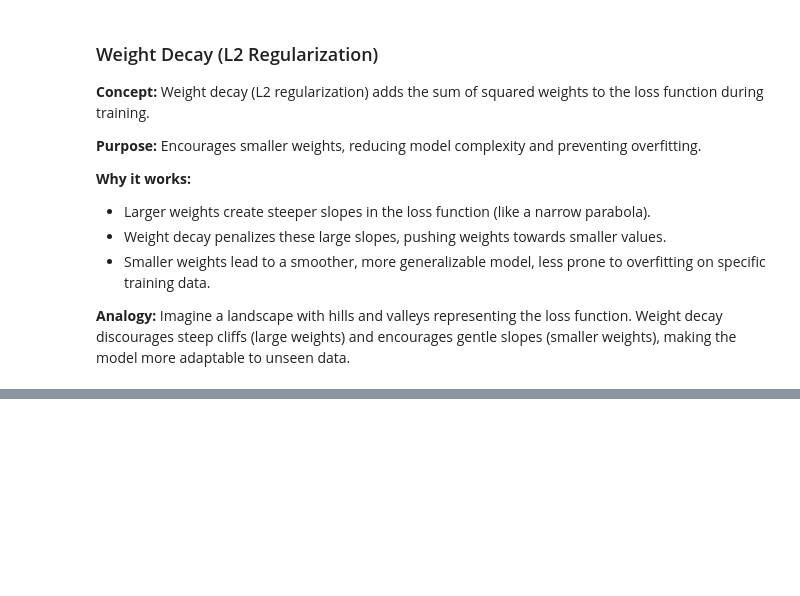
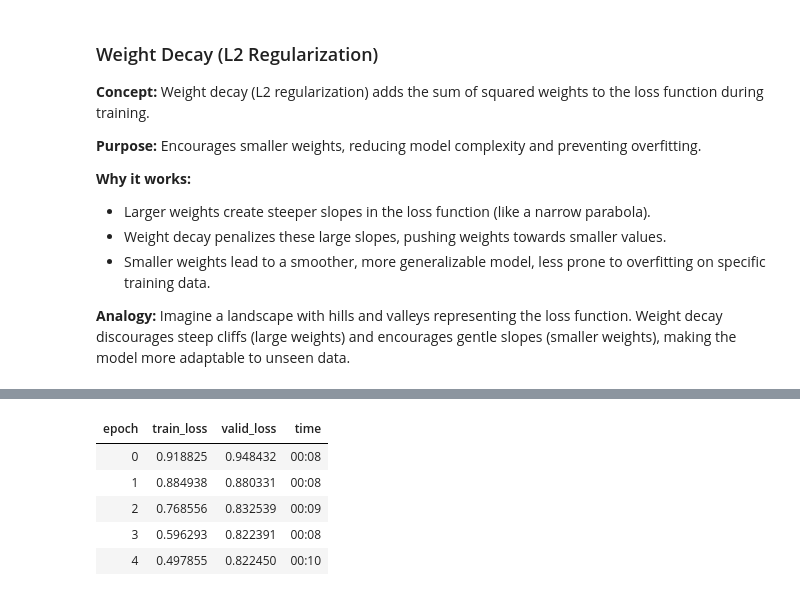
Before and after one commit to xandie985/data-scientist-roadmap2024, a Jupyter notebook: pytorch/ch7.deepDive_into_modelling.ipynb, the cells around one changed output, grey strips where cells are left out. Saved outputs shown, nothing was run; the diff lists cells and outputs as text; code cells hidden in the pictures; blank space fills up the shorter version.

```diff
--- a/pytorch/ch7.deepDive_into_modelling.ipynb
+++ b/pytorch/ch7.deepDive_into_modelling.ipynb
@@ -390,0 +402,11 @@ So, when we let our model learn high parameters, it might start overfitting. the
+# %%
+model = DotProductBias(n_users, n_movies, 50)
+learn = Learner(dls, model, loss_func=MSELossFlat())
+learn.fit_one_cycle(5,5e-3, wd = 0.1)
+# %% [output]
+| epoch | train_loss | valid_loss | time |
+| 0 | 0.918825 | 0.948432 | 00:08 |
+| 1 | 0.884938 | 0.880331 | 00:08 |
+| 2 | 0.768556 | 0.832539 | 00:09 |
+| 3 | 0.596293 | 0.822391 | 00:08 |
+| 4 | 0.497855 | 0.822450 | 00:10 |
```
Also changed, not shown: parts of 16 cells of this notebook, 1 other file.
